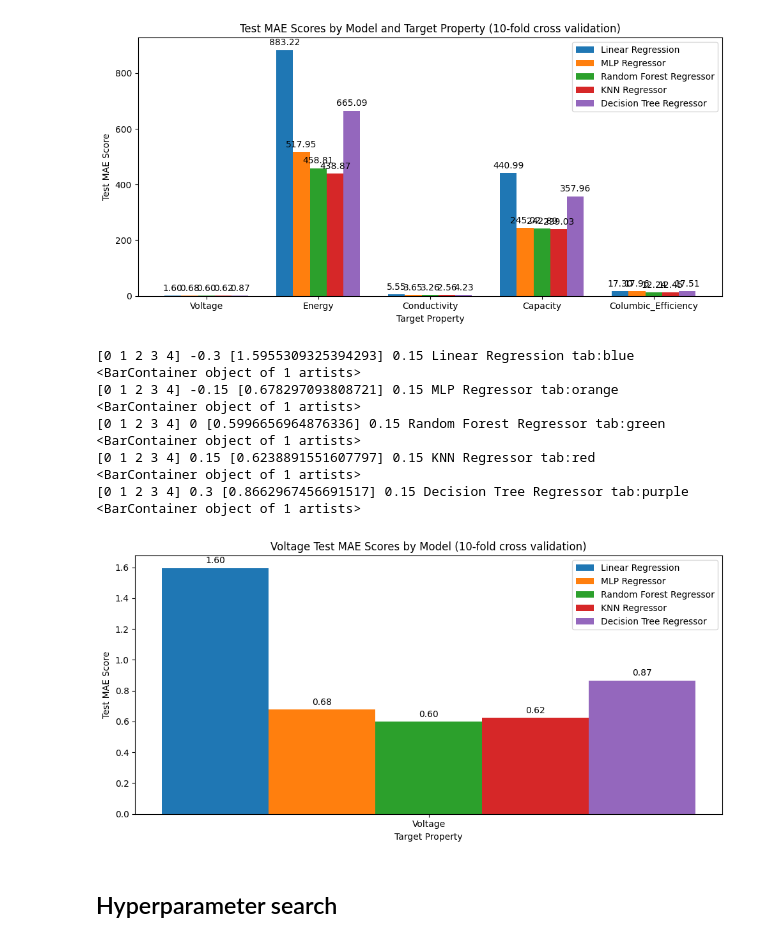
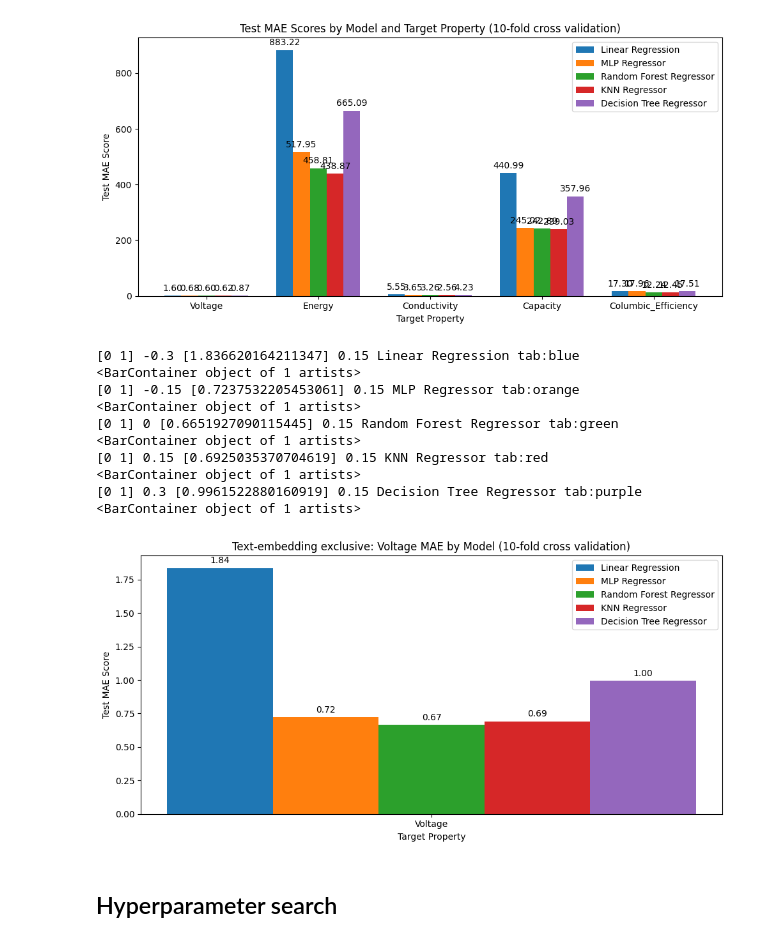
Before and after one commit to mrigi-munjal/electrochemicalpredictor, a Jupyter notebook: creating_GNN.ipynb, the cells around one changed output. Cells and saved outputs as stored; diff of their text form; code cells hidden in the pictures.

Commit message:
joint embedding evaluation and ablation studies

```diff
--- a/creating_GNN.ipynb
+++ b/creating_GNN.ipynb
@@ -33,5 +33,6 @@ mae_scores = {
 valid_target_properties = []
 # %%
 # target_property_list = ['voltage', 'energy', 'conductivity', 'columbic_efficiency']
-target_property_list = ['voltage', 'energy', 'conductivity', 'capacity', 'columbic_efficiency']
+# target_property_list = ['voltage', 'energy', 'conductivity', 'capacity', 'columbic_efficiency']
+target_property_list = ['voltage']
 # %%
@@ -39,3 +40,6 @@ gnn_data = pd.read_csv(f'data/data0.csv')
+# %%
+text_data=pd.read_csv(f'text_embedding/embeddings_matbert-base-cased_robo_75966.csv')
+text_data.rename(columns={'Unnamed: 0': 'id'}, inplace=True)
 # %% [markdown]
 ## Train Models
 # %%
@@ -133,7 +119,7 @@ for target_property in target_property_list:
     avg_df = df1.groupby('jid')['Value'].mean().reset_index()
     avg_df = avg_df[avg_df['jid'].astype(str).str.startswith('JVASP')]
 
-    merged_df = pd.merge(avg_df, gnn_data, left_on='jid', right_on='id')
+    merged_df = pd.merge(avg_df, text_data, left_on='jid', right_on='id')
     merged_df = merged_df[merged_df['jid'] == merged_df['id']].dropna()
 
     # Ensure enough data
@@ -332,41 +307,41 @@ rects5 = plot_model(ax, 2*width, mae_scores["Decision Tree Regressor"], 'Decisio
 # Format axes
 ax.set_xlabel('Target Property')
 ax.set_ylabel('Test MAE Score')
-ax.set_title('Voltage Test MAE Scores by Model (10-fold cross validation)')
+ax.set_title('Text-embedding exclusive: Voltage MAE by Model (10-fold cross validation)')
 ax.set_xticks([0])
 
 ax.set_xticklabels(['Voltage'], rotation=0, ha='center')
 ax.legend()
 # ax.set_ylim(0, 0.8)  # Set max height to 0.8
 
 # Annotate only positive R² values
 def add_annotations(rects):
     for rect in rects:
         height = rect.get_height()
         if height >= 0.01:
             ax.annotate(f'{height:.2f}',
                         xy=(rect.get_x() + rect.get_width() / 2, height),
                         xytext=(0, 3),
                         textcoords="offset points",
                         ha='center', va='bottom')
 
 for rect_set in [rects1, rects2, rects3, rects4, rects5]:
     add_annotations(rect_set)
 
 fig.tight_layout()
 plt.show()
 # %% [output]
-[0 1 2 3 4] -0.3 [1.5955309325394293] 0.15 Linear Regression tab:blue
+[0 1] -0.3 [1.836620164211347] 0.15 Linear Regression tab:blue
 <BarContainer object of 1 artists>
-[0 1 2 3 4] -0.15 [0.678297093808721] 0.15 MLP Regressor tab:orange
+[0 1] -0.15 [0.7237532205453061] 0.15 MLP Regressor tab:orange
 <BarContainer object of 1 artists>
-[0 1 2 3 4] 0 [0.5996656964876336] 0.15 Random Forest Regressor tab:green
+[0 1] 0 [0.6651927090115445] 0.15 Random Forest Regressor tab:green
 <BarContainer object of 1 artists>
-[0 1 2 3 4] 0.15 [0.6238891551607797] 0.15 KNN Regressor tab:red
+[0 1] 0.15 [0.6925035370704619] 0.15 KNN Regressor tab:red
 <BarContainer object of 1 artists>
-[0 1 2 3 4] 0.3 [0.8662967456691517] 0.15 Decision Tree Regressor tab:purple
+[0 1] 0.3 [0.9961522880160919] 0.15 Decision Tree Regressor tab:purple
 <BarContainer object of 1 artists>
-[figure, old version]
+[figure, new version]
 # %% [markdown]
 ## Hyperparameter search
 # %%
```
Also changed, not shown: parts of 17 cells of this notebook, 9 other files.
